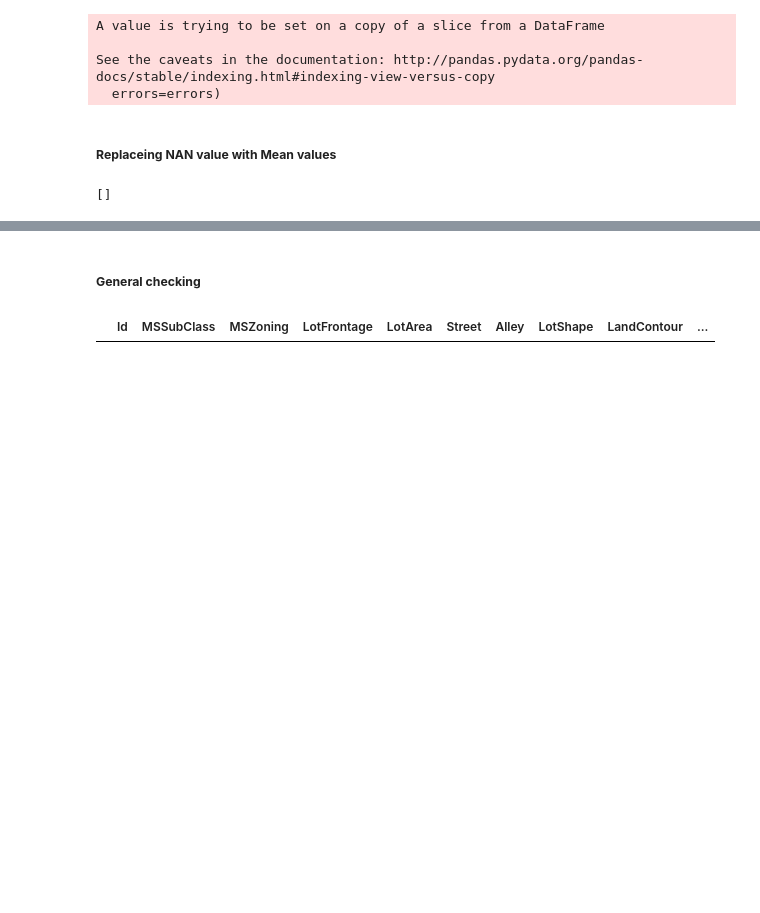
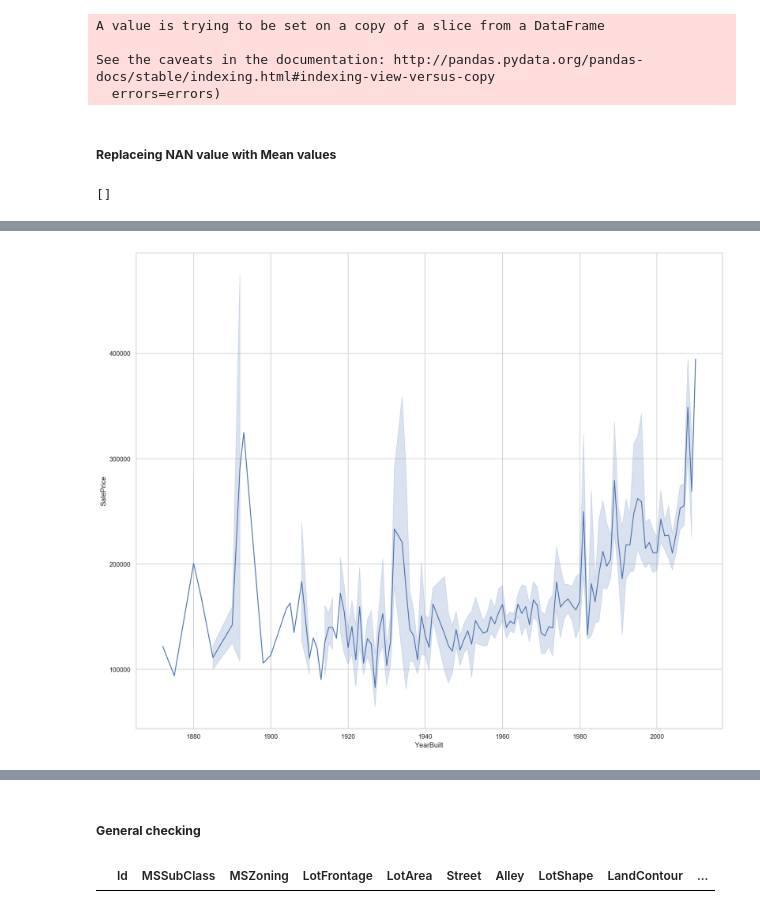
Before and after one commit to ThinNandarSoe/Housing-Price-Prediction-in-Ames, a Jupyter notebook: project-03-Nandar.ipynb, the cells around one changed output, grey strips where cells are left out. Saved outputs shown, nothing was run; the diff lists cells and outputs as text; code cells hidden in the pictures; blank space fills up the shorter version.

```diff
--- a/project-03-Nandar.ipynb
+++ b/project-03-Nandar.ipynb
@@ -275,0 +317,5 @@ check_null = list(zip(Residential_house.columns,
+# %%
+plt.figure(figsize=(18,15))
+ax = sns.lineplot(x="YearBuilt", y="SalePrice", dashes=False, data=Residential_house)
+# %% [output]
+[figure, added]
```
Also changed, not shown: parts of 49 cells of this notebook.
